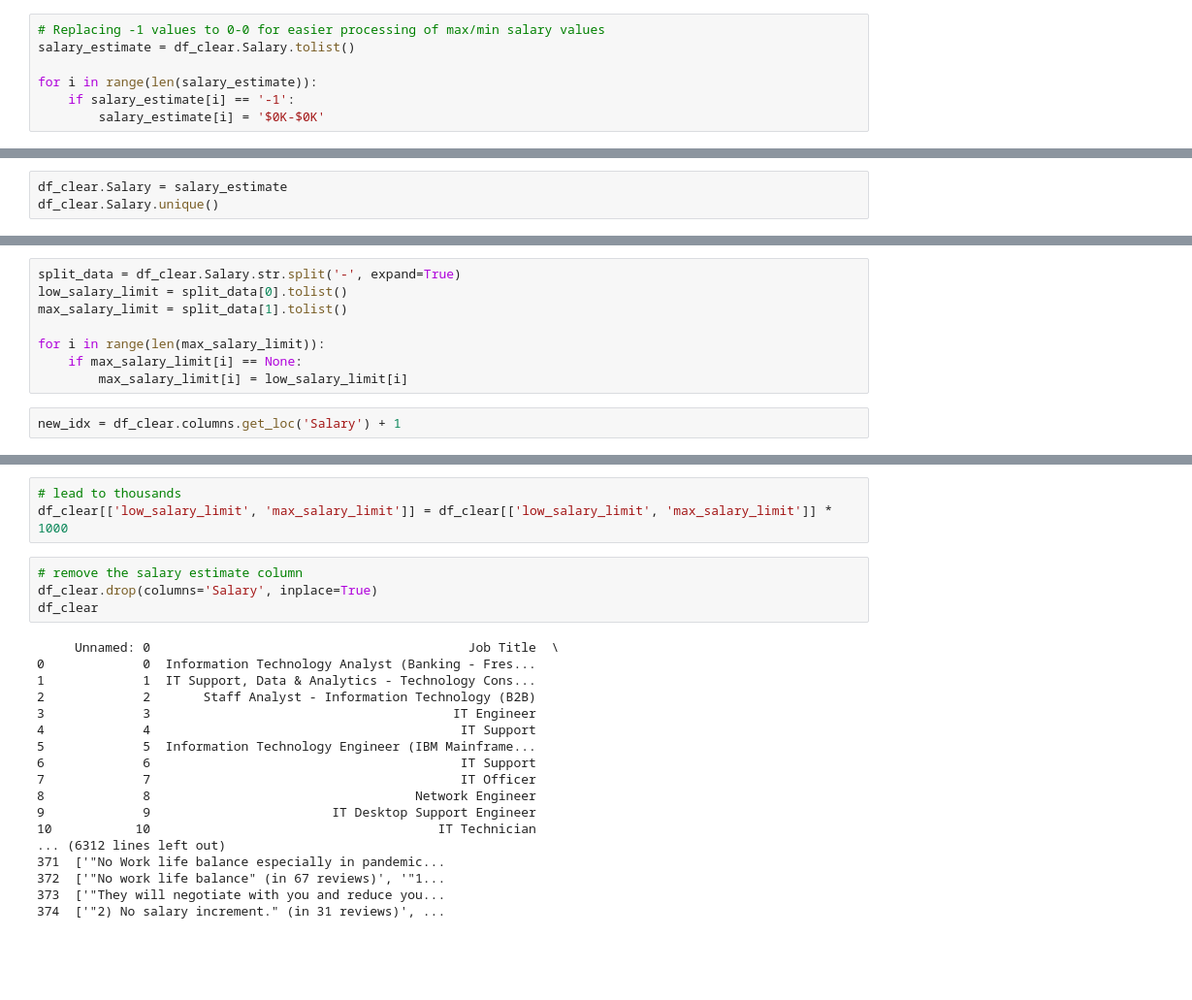
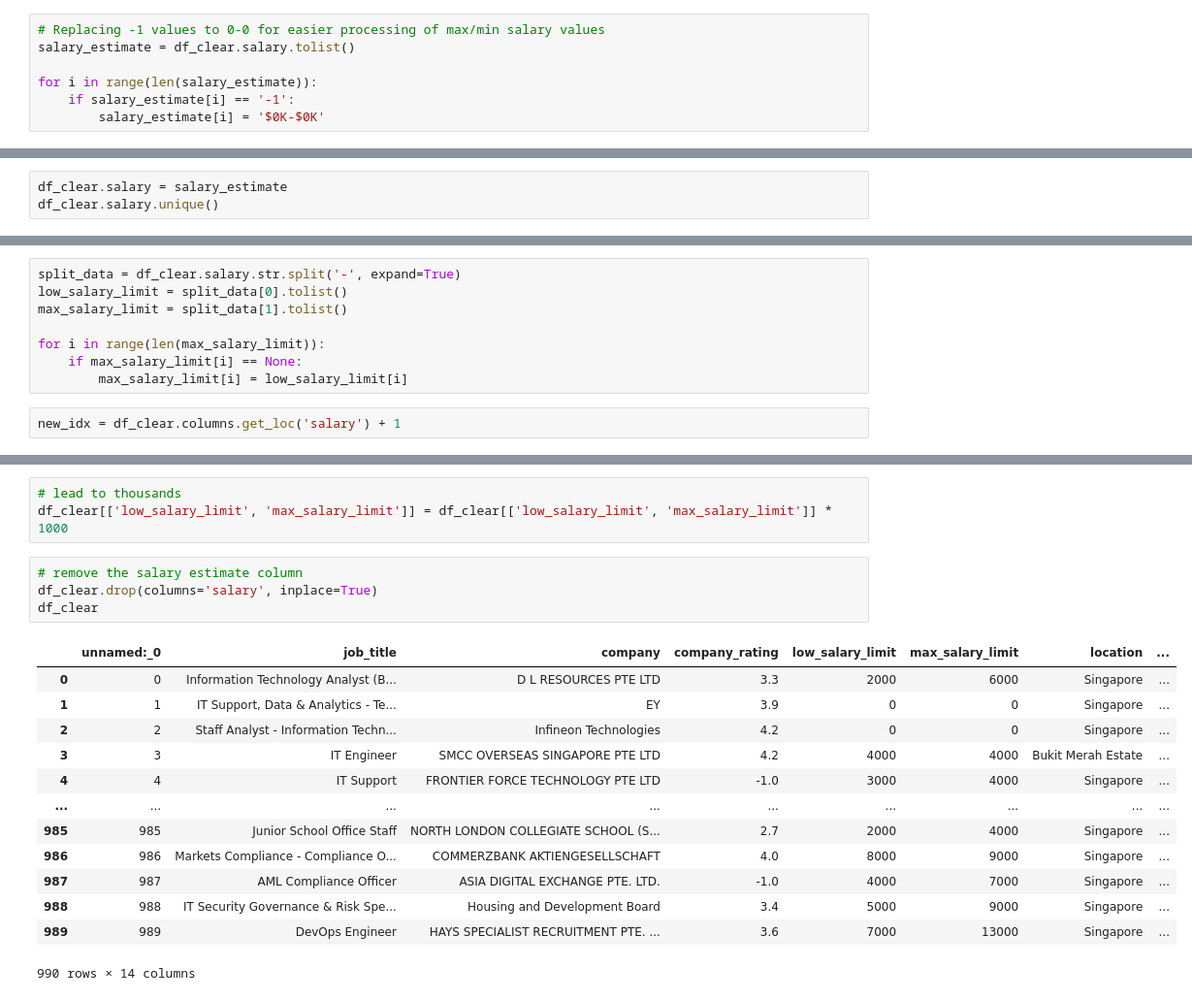
Before and after one commit to clarenceagcc/Python-Prog-Module, a Jupyter notebook: Datasets/data_cleaning.ipynb, the cells around one changed output, grey strips where cells are left out. Shown at 97% size. Drawn from its saved outputs; the diff is of its cells as text; blank space fills up the shorter version.

```diff
--- a/Datasets/data_cleaning.ipynb
+++ b/Datasets/data_cleaning.ipynb
@@ -66,7 +101,7 @@ df_clear.head()
 | 4 | 4 | IT Support | FRONTIER FORCE TECHNOLOGY PTE LTD | -1.0 | Employer Provided Salary:$3K - $4K | Singapore | 2.5 | ... |
 # %%
 # Replacing -1 values to 0-0 for easier processing of max/min salary values
-salary_estimate = df_clear.Salary.tolist()
+salary_estimate = df_clear.salary.tolist()
 
 for i in range(len(salary_estimate)):
     if salary_estimate[i] == '-1':
@@ -87,8 +122,8 @@ print(salary_estimate)
 # %% [output]
 ['2-6', '0-0', '0-0', '4-4', '3-4', '3-6', '2-5', '2-3', '50-86', '3-4', '2-4', '0-0', '3-4', '3-3', '0-0', '3-5', '4-6', '3-5', '3-8', '40-100', '89-132', '0-0', '4', '3-4', '26-41', '4-5', '5-5', '3 ...
 # %%
-df_clear.Salary = salary_estimate
-df_clear.Salary.unique()
+df_clear.salary = salary_estimate
+df_clear.salary.unique()
 # %% [output]
 array(['2-6', '0-0', '4-4', '3-4', '3-6', '2-5', '2-3', '50-86', '2-4',
        '3-3', '3-5', '4-6', '3-8', '40-100', '89-132', '4', '26-41',
@@ -108,7 +143,7 @@ array(['2-6', '0-0', '4-4', '3-4', '3-6', '2-5', '2-3', '50-86', '2-4',
        '8-10', '33-48', '40-78', '57-90', '43-60', '74-121', '106-136',
        '108-142', '63-96', '33-96', '35-64'], dtype=object)
 # %%
-split_data = df_clear.Salary.str.split('-', expand=True)
+split_data = df_clear.salary.str.split('-', expand=True)
 low_salary_limit = split_data[0].tolist()
 max_salary_limit = split_data[1].tolist()
 
@@ -116,7 +151,7 @@ for i in range(len(max_salary_limit)):
     if max_salary_limit[i] == None:
         max_salary_limit[i] = low_salary_limit[i]
 # %%
-new_idx = df_clear.columns.get_loc('Salary') + 1
+new_idx = df_clear.columns.get_loc('salary') + 1
 # %%
 # insert the low_salary_limit column after the salary_estimate column
 df_clear.insert(new_idx, 'low_salary_limit', low_salary_limit)
@@ -136,23 +171,19 @@ df_clear['low_salary_limit'] = df_clear['low_salary_limit'].astype(int)
 df_clear[['low_salary_limit', 'max_salary_limit']] = df_clear[['low_salary_limit', 'max_salary_limit']] * 1000
 # %%
 # remove the salary estimate column
-df_clear.drop(columns='Salary', inplace=True)
+df_clear.drop(columns='salary', inplace=True)
 df_clear
 # %% [output]
+|  | unnamed:_0 | job_title | company | company_rating | low_salary_limit | max_salary_limit | location | ... |
+| 0 | 0 | Information Technology Analyst (B... | D L RESOURCES PTE LTD | 3.3 | 2000 | 6000 | Singapore | ... |
+| 1 | 1 | IT Support, Data & Analytics - Te... | EY | 3.9 | 0 | 0 | Singapore | ... |
+| 2 | 2 | Staff Analyst - Information Techn... | Infineon Technologies | 4.2 | 0 | 0 | Singapore | ... |
+| 3 | 3 | IT Engineer | SMCC OVERSEAS SINGAPORE PTE LTD | 4.2 | 4000 | 4000 | Bukit Merah Estate | ... |
+| 4 | 4 | IT Support | FRONTIER FORCE TECHNOLOGY PTE LTD | -1.0 | 3000 | 4000 | Singapore | ... |
+| ... | ... | ... | ... | ... | ... | ... | ... | ... |
+| 985 | 985 | Junior School Office Staff | NORTH LONDON COLLEGIATE SCHOOL (S... | 2.7 | 2000 | 4000 | Singapore | ... |
+| 986 | 986 | Markets Compliance - Compliance O... | COMMERZBANK AKTIENGESELLSCHAFT | 4.0 | 8000 | 9000 | Singapore | ... |
+| 987 | 987 | AML Compliance Officer | ASIA DIGITAL EXCHANGE PTE. LTD. | -1.0 | 4000 | 7000 | Singapore | ... |
+| 988 | 988 | IT Security Governance & Risk Spe... | Housing and Development Board | 3.4 | 5000 | 9000 | Singapore | ... |
+| 989 | 989 | DevOps Engineer | HAYS SPECIALIST RECRUITMENT PTE. ... | 3.6 | 7000 | 13000 | Singapore | ... |
-     Unnamed: 0                                          Job Title  \
-0             0  Information Technology Analyst (Banking - Fres...
-1             1  IT Support, Data & Analytics - Technology Cons...
-2             2       Staff Analyst - Information Technology (B2B)
-3             3                                        IT Engineer
-4             4                                         IT Support
-5             5  Information Technology Engineer (IBM Mainframe...
-6             6                                         IT Support
-7             7                                         IT Officer
-8             8                                   Network Engineer
-9             9                        IT Desktop Support Engineer
-10           10                                      IT Technician
-... (6312 lines left out)
-371  ['"No Work life balance especially in pandemic...
-372  ['"No work life balance" (in 67 reviews)', '"1...
-373  ['"They will negotiate with you and reduce you...
-374  ['"2) No salary increment." (in 31 reviews)', ...
+990 rows × 14 columns
```
Also changed, not shown: parts of 5 cells of this notebook, 1 other file.
